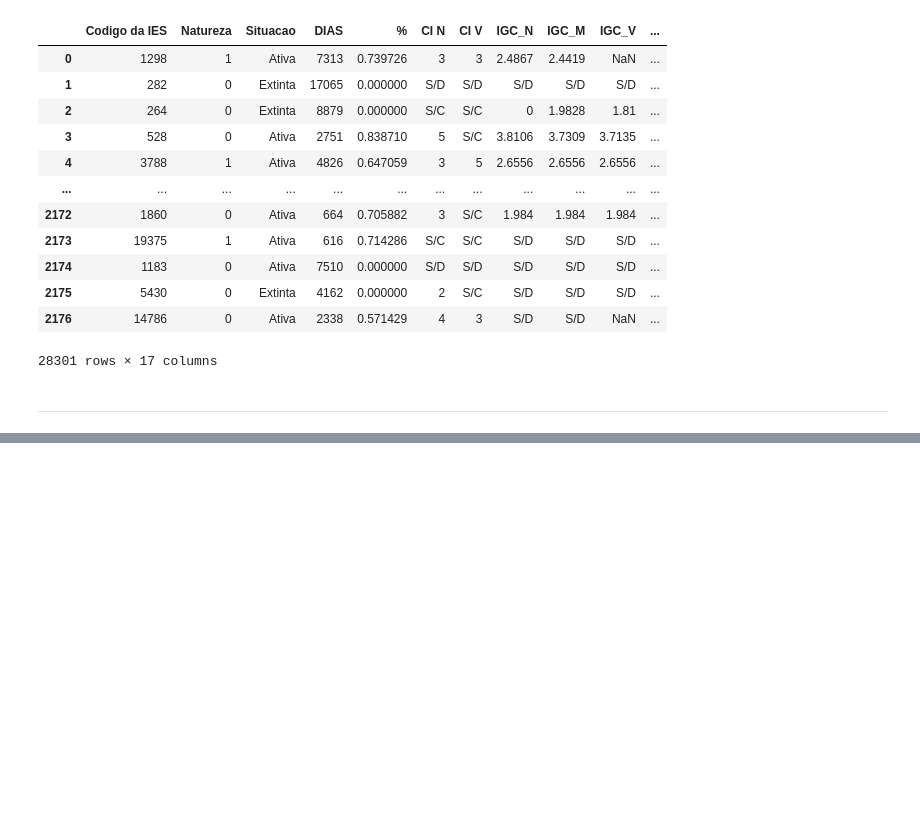
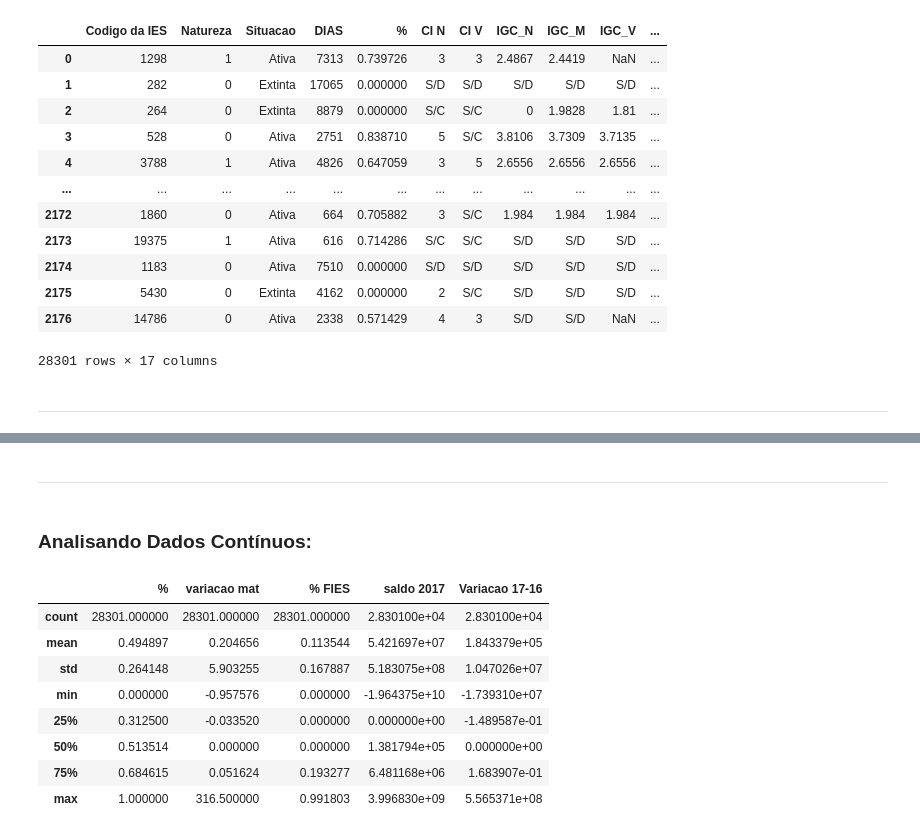
Before and after one commit to MrMilhas/Trabalho_Mineracao_Dados, a Jupyter notebook: src/trabalho_2/main.ipynb, the cells around one changed output, grey strips where cells are left out. Cells and saved outputs as stored; diff of their text form; code cells hidden in the pictures; blank space fills up the shorter version.

```diff
--- a/src/trabalho_2/main.ipynb
+++ b/src/trabalho_2/main.ipynb
@@ -34,0 +91,16 @@ df
+# %% [markdown]
+-------------------------------------
+# %% [markdown]
+### Analisando Dados Contínuos:
+# %%
+df_cont.describe()
+# %% [output]
+|  | % | variacao mat | % FIES | saldo 2017 | Variacao 17-16 |
+| count | 28301.000000 | 28301.000000 | 28301.000000 | 2.830100e+04 | 2.830100e+04 |
+| mean | 0.494897 | 0.204656 | 0.113544 | 5.421697e+07 | 1.843379e+05 |
+| std | 0.264148 | 5.903255 | 0.167887 | 5.183075e+08 | 1.047026e+07 |
+| min | 0.000000 | -0.957576 | 0.000000 | -1.964375e+10 | -1.739310e+07 |
+| 25% | 0.312500 | -0.033520 | 0.000000 | 0.000000e+00 | -1.489587e-01 |
+| 50% | 0.513514 | 0.000000 | 0.000000 | 1.381794e+05 | 0.000000e+00 |
+| 75% | 0.684615 | 0.051624 | 0.193277 | 6.481168e+06 | 1.683907e-01 |
+| max | 1.000000 | 316.500000 | 0.991803 | 3.996830e+09 | 5.565371e+08 |
```
Also changed, not shown: parts of 23 cells of this notebook.
